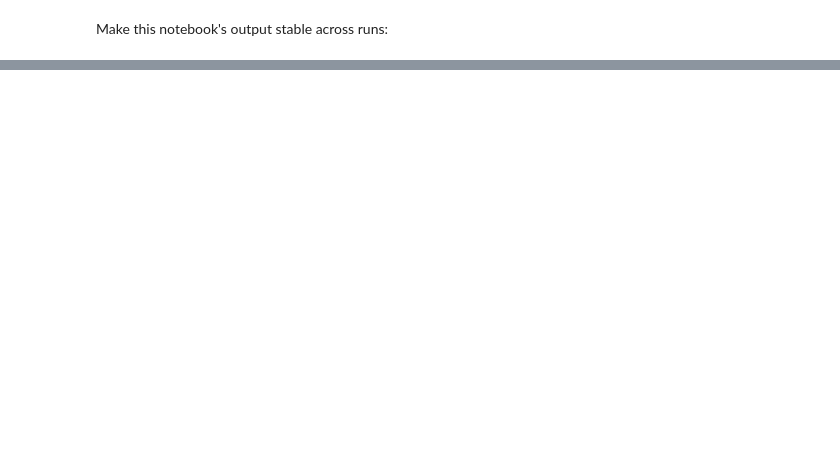
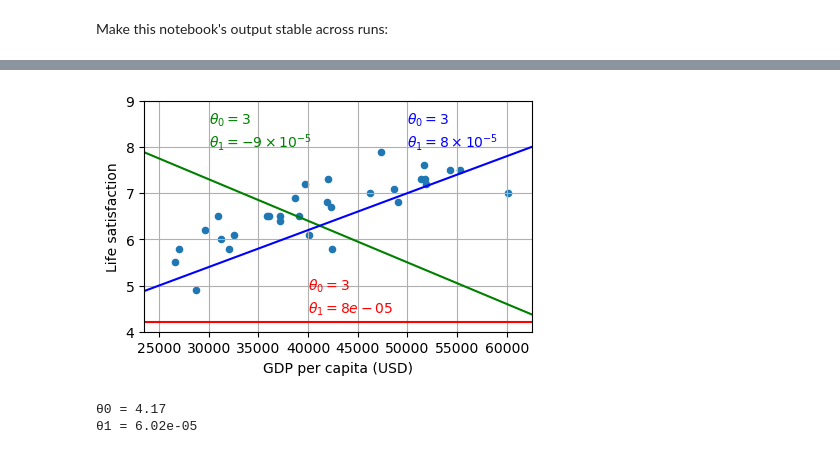
Before and after one commit to Jonikulov/Hands-On-Machine-Learning-3, a Jupyter notebook: 01. The Machine Learning Landscape.ipynb, the cells around one changed output, grey strips where cells are left out. Saved outputs shown, nothing was run; the diff lists cells and outputs as text; code cells hidden in the pictures; blank space fills up the shorter version.

```diff
--- a/01. The Machine Learning Landscape.ipynb
+++ b/01. The Machine Learning Landscape.ipynb
@@ -323,0 +339,39 @@ cyprus_gdp = 37_665.2
+# %%
+country_stats.plot(kind="scatter", figsize=(5, 3), grid=True, x=gdp_col, y=lifesat_col)
+
+X = np.linspace(min_gdp, max_gdp, 1000)
+
+# Red line
+b, w = 4.2, 0
+plt.plot(X, b + w * X, "r")
+plt.text(40_000, 4.9, fr"$\theta_0 = {w1}$", color="r")
+plt.text(40_000, 4.4, fr"$\theta_1 = {w2}$", color="r")
+
+# Green line
+b, w = 10, -9 * 1e-5
+plt.plot(X, b + w * X, "g")
+plt.text(30_000, 8.5, fr"$\theta_0 = {w1}$", color="g")
+plt.text(30_000, 8, fr"$\theta_1 = -9 \times 10^{{-5}}$", color="g")
+
+# Blue line
+b, w = 3, 8 * 1e-5
+plt.plot(X, b + w * X, "b")
+plt.text(50_000, 8.5, fr"$\theta_0 = {w1}$", color="b")
+plt.text(50_000, 8, fr"$\theta_1 = 8 \times 10^{{-5}}$", color="b")
+
+plt.axis([min_gdp, max_gdp, 4, 9])
+plt.show()
+# %% [output]
+[figure, added]
+# %%
+X_sample = country_stats[[gdp_col]].values
+y_sample = country_stats[[lifesat_col]].values
+
+lin1 = LinearRegression()
+lin1.fit(X_sample, y_sample)
+
+t0, t1 = lin1.intercept_[0], lin1.coef_[0][0]
+print(f"θ0 = {t0:.2f} \nθ1 = {t1:.2e}")
+# %% [output]
+θ0 = 4.17
+θ1 = 6.02e-05
```
Also changed, not shown: parts of 68 cells of this notebook, 2 other files.
